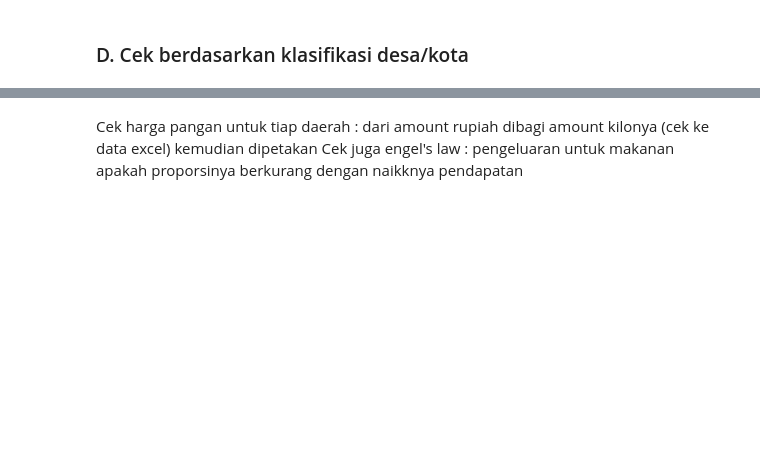
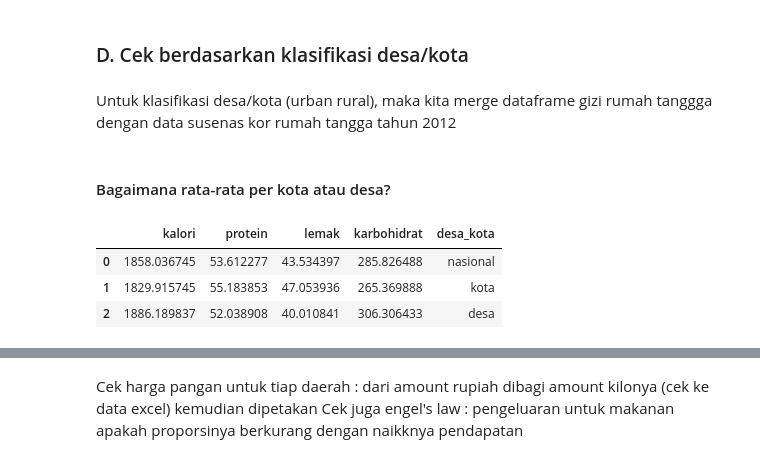
Before and after one commit to davidsirait/projectlab_susenas, a Jupyter notebook: Susenas - Gizi v2.ipynb, the cells around one changed output, grey strips where cells are left out. Saved outputs shown, nothing was run; the diff lists cells and outputs as text; code cells hidden in the pictures; blank space fills up the shorter version.

```diff
--- a/Susenas - Gizi v2.ipynb
+++ b/Susenas - Gizi v2.ipynb
@@ -661,2 +652,4 @@ map_1.add_data(data=gizi_prov_geom)
 # %% [markdown]
 ### D. Cek berdasarkan klasifikasi desa/kota
+# %% [markdown]
+Untuk klasifikasi desa/kota (urban rural), maka kita merge dataframe gizi rumah tanggga dengan data susenas kor rumah tangga tahun 2012
@@ -662,0 +659,2 @@ map_1.add_data(data=gizi_prov_geom)
+# %% [markdown]
+#### Bagaimana rata-rata per kota atau desa?
@@ -662,0 +670,11 @@ map_1.add_data(data=gizi_prov_geom)
+# %%
+# gabung dan bandingkan dengan data akg secara nasional
+akg_nasional = pd.DataFrame(AKG_weighted).transpose().assign(desa_kota = 0)
+cek_desa_kota = pd.concat([akg_nasional, cek_desa_kota], ignore_index=True)
+cek_desa_kota['desa_kota'] = cek_desa_kota['desa_kota'].map({0 : "nasional", 1: "kota", 2:"desa"})
+cek_desa_kota
+# %% [output]
+|  | kalori | protein | lemak | karbohidrat | desa_kota |
+| 0 | 1858.036745 | 53.612277 | 43.534397 | 285.826488 | nasional |
+| 1 | 1829.915745 | 55.183853 | 47.053936 | 265.369888 | kota |
+| 2 | 1886.189837 | 52.038908 | 40.010841 | 306.306433 | desa |
```
Also changed, not shown: parts of 30 cells of this notebook.
